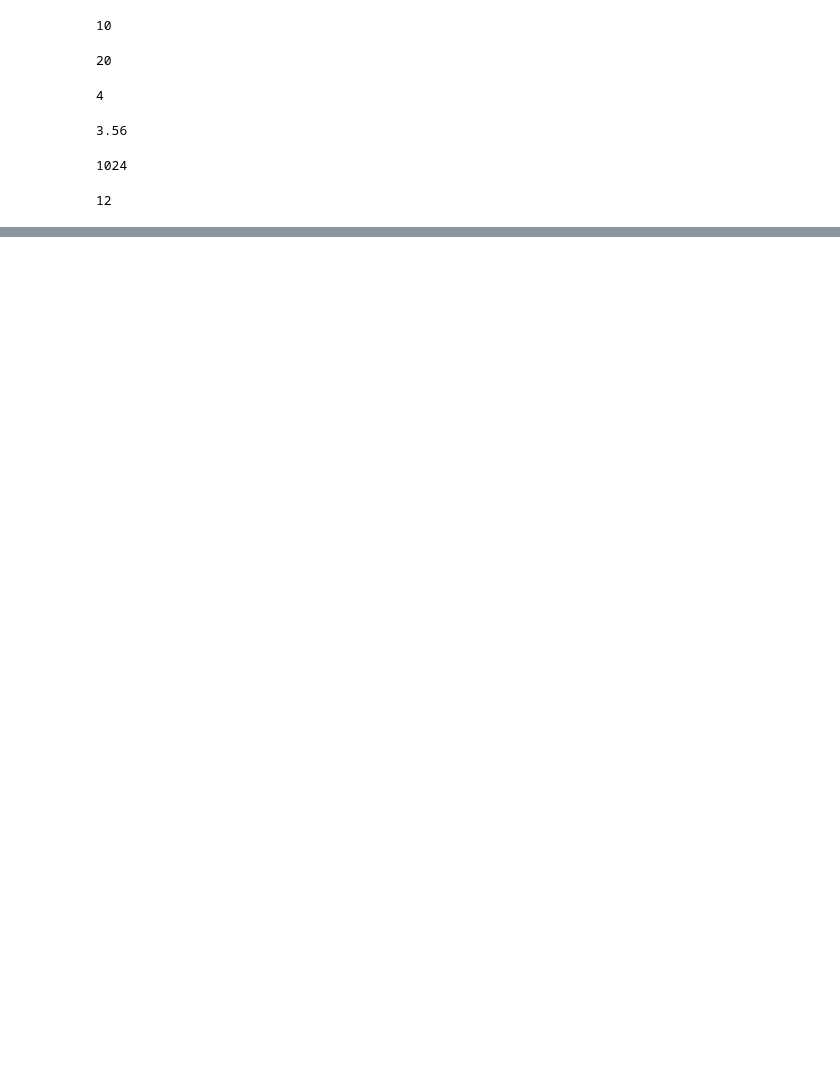
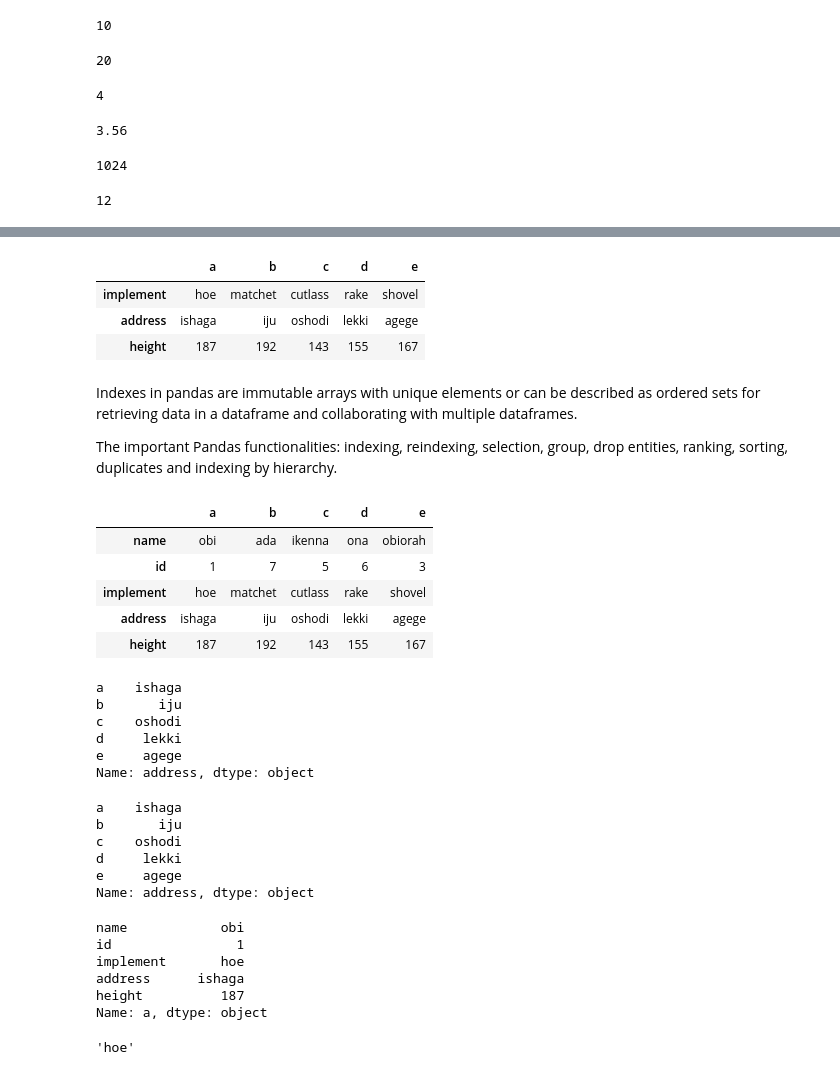
Before and after one commit to ndcharles/SGA08_DATASCI, a Jupyter notebook: Learning_.ipynb, the cells around one changed output, grey strips where cells are left out. Cells and saved outputs as stored; diff of their text form; code cells hidden in the pictures; blank space fills up the shorter version.

```diff
--- a/Learning_.ipynb
+++ b/Learning_.ipynb
@@ -207,0 +476,52 @@ len('mathem atics')
+# %%
+df1[2:]
+# %% [output]
+|  | a | b | c | d | e |
+| implement | hoe | matchet | cutlass | rake | shovel |
+| address | ishaga | iju | oshodi | lekki | agege |
+| height | 187 | 192 | 143 | 155 | 167 |
+# %% [markdown]
+Indexes in pandas are immutable arrays with unique elements or can be described as ordered sets for retrieving data in a dataframe and collaborating with multiple dataframes.
+
+The important Pandas functionalities: indexing, reindexing, selection, group, drop entities, ranking, sorting, duplicates and indexing by hierarchy.
+# %%
+# performing iloc and loc
+df1
+# %% [output]
+|  | a | b | c | d | e |
+| name | obi | ada | ikenna | ona | obiorah |
+| id | 1 | 7 | 5 | 6 | 3 |
+| implement | hoe | matchet | cutlass | rake | shovel |
+| address | ishaga | iju | oshodi | lekki | agege |
+| height | 187 | 192 | 143 | 155 | 167 |
+# %%
+# selecting the row at index 3. Remember iloc selects based on original index (0,1,2...)
+df1.iloc[3] # iloc takes only integer values
+# %% [output]
+a    ishaga
+b       iju
+c    oshodi
+d     lekki
+e     agege
+Name: address, dtype: object
+# %%
+# loc selects based on index labels. My labels here are name, id, ...
+df1.loc['address'] # loc takes any value depending on the ndex
+# %% [output]
+a    ishaga
+b       iju
+c    oshodi
+d     lekki
+e     agege
+Name: address, dtype: object
+# %%
+df1['a']
+# from here, one can see that, you can use df[] to get column contents.
+# you can't apply same logic to the rows without using loc, iloc, at or iat.
+# %% [output]
+name            obi
+id                1
+implement       hoe
+address      ishaga
+height          187
+Name: a, dtype: object
@@ -207,0 +530,5 @@ len('mathem atics')
+# %%
+# iat works like iloc. It uses the default index to locate items (row 3, column 1). Python starts at 0
+df1.iat[2, 0]
+# %% [output]
+'hoe'
```
Also changed, not shown: parts of 77 cells of this notebook, 4 other files.
